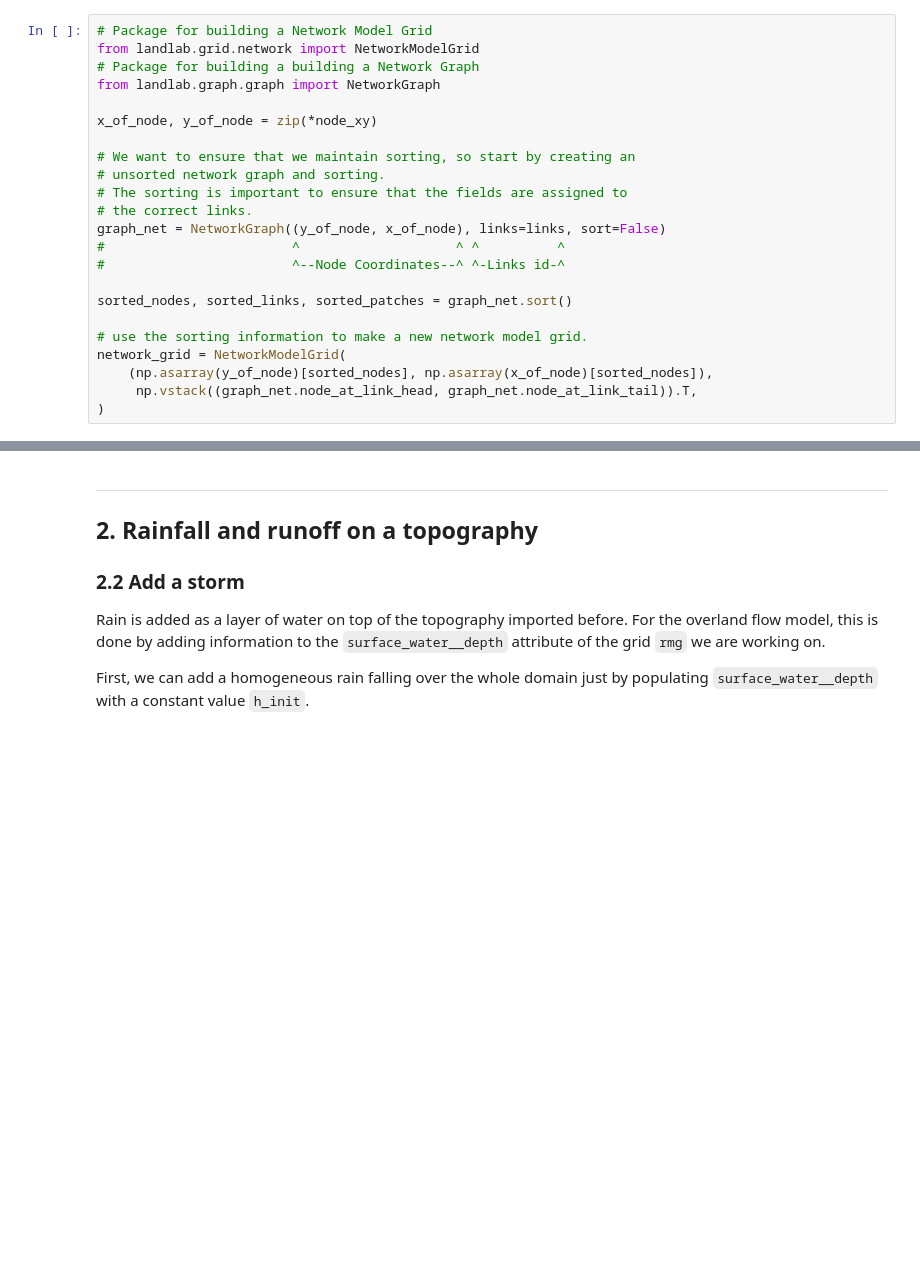
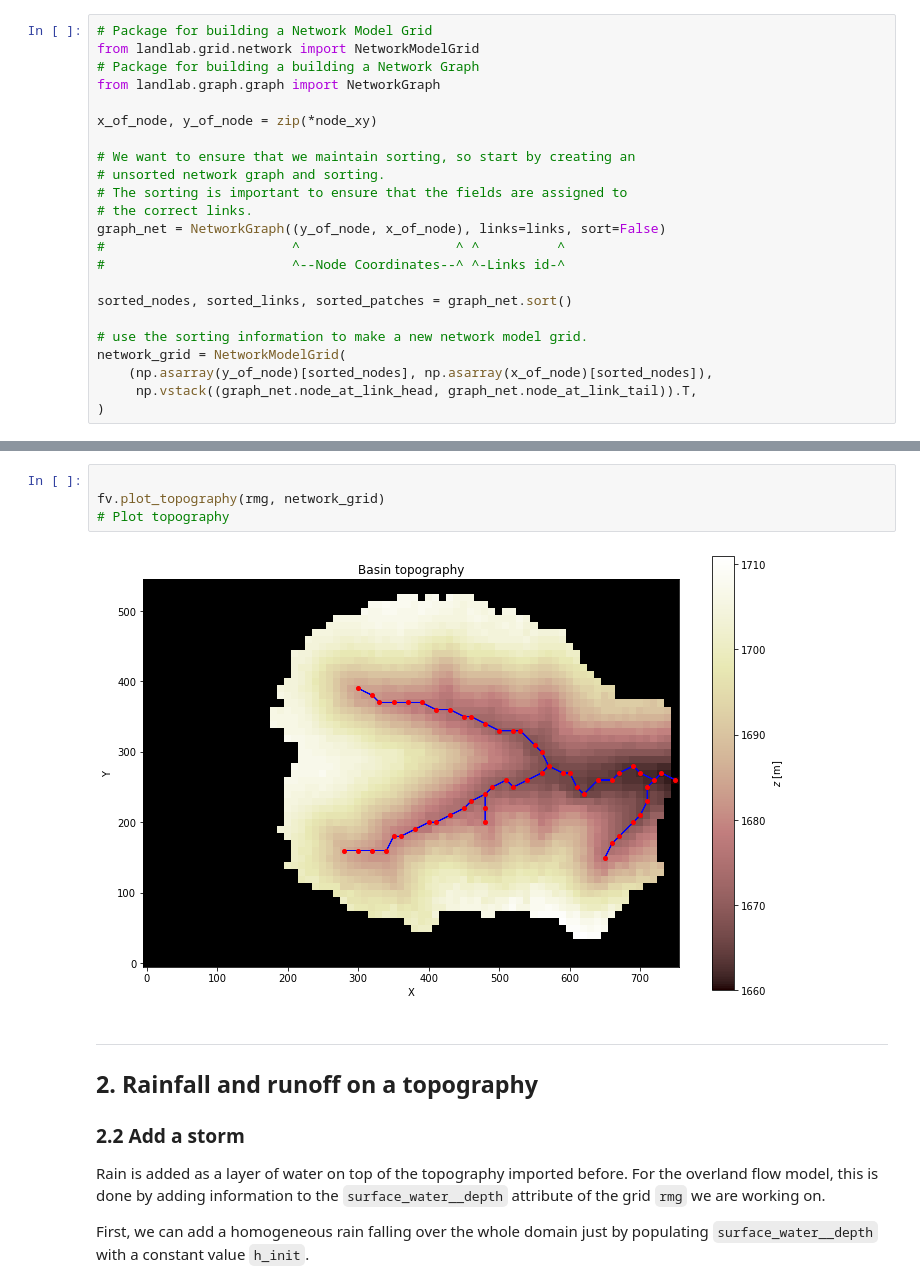
Before and after one commit to espin-2020/fluvial, a Jupyter notebook: fluvial_group_clean.ipynb, the cells around one changed output, grey strips where cells are left out. Drawn from its saved outputs; the diff is of its cells as text; blank space fills up the shorter version.

```diff
--- a/fluvial_group_clean.ipynb
+++ b/fluvial_group_clean.ipynb
@@ -381,3 +344,9 @@ plt.show()
+# %%
+
+fv.plot_topography(rmg, network_grid)
+# Plot topography
+# %% [output]
+[figure, added]
 # %% [markdown]
 ***
 ## 2. Rainfall and runoff on a topography
```
Also changed, not shown: parts of 10 cells of this notebook, 2 other files.
